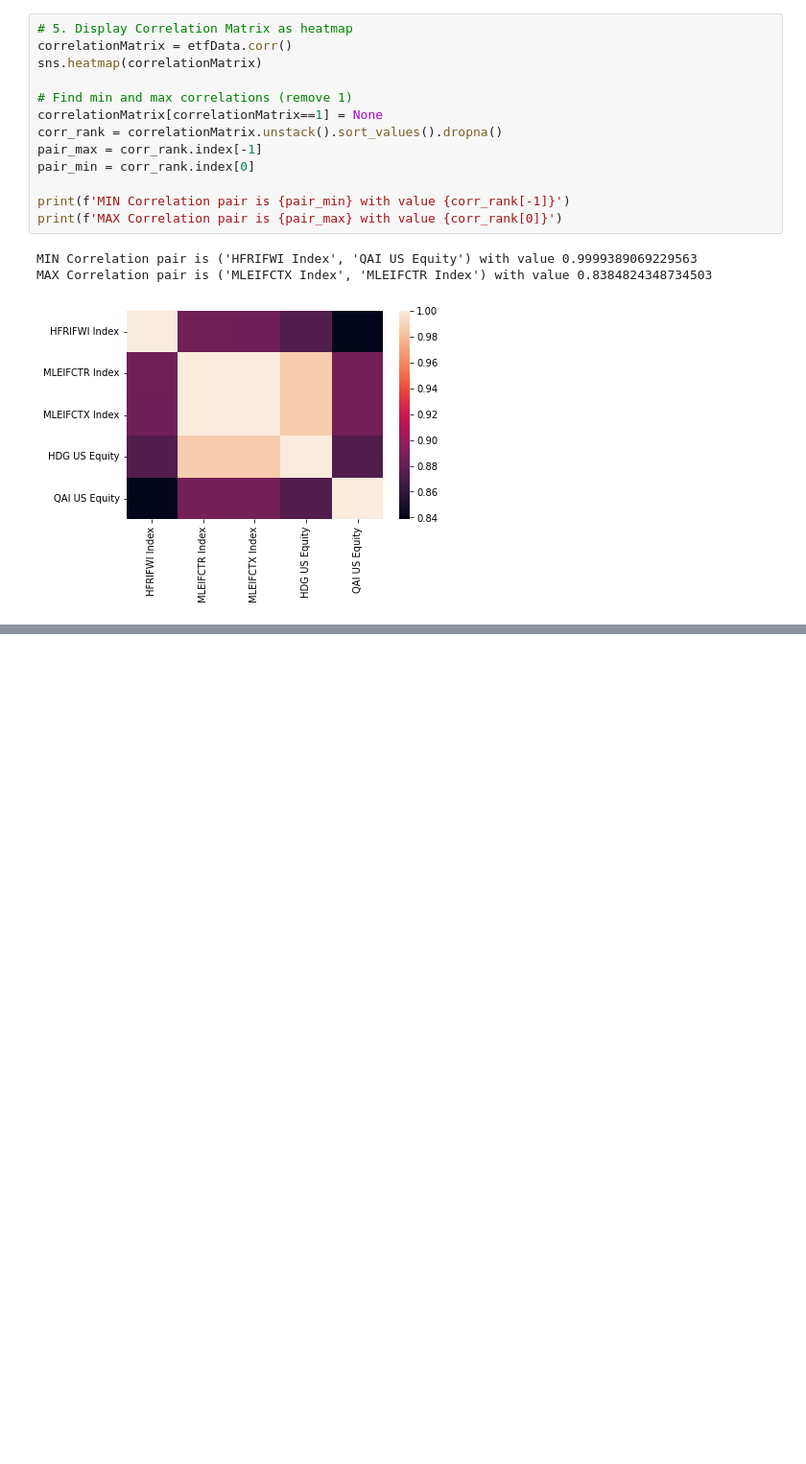
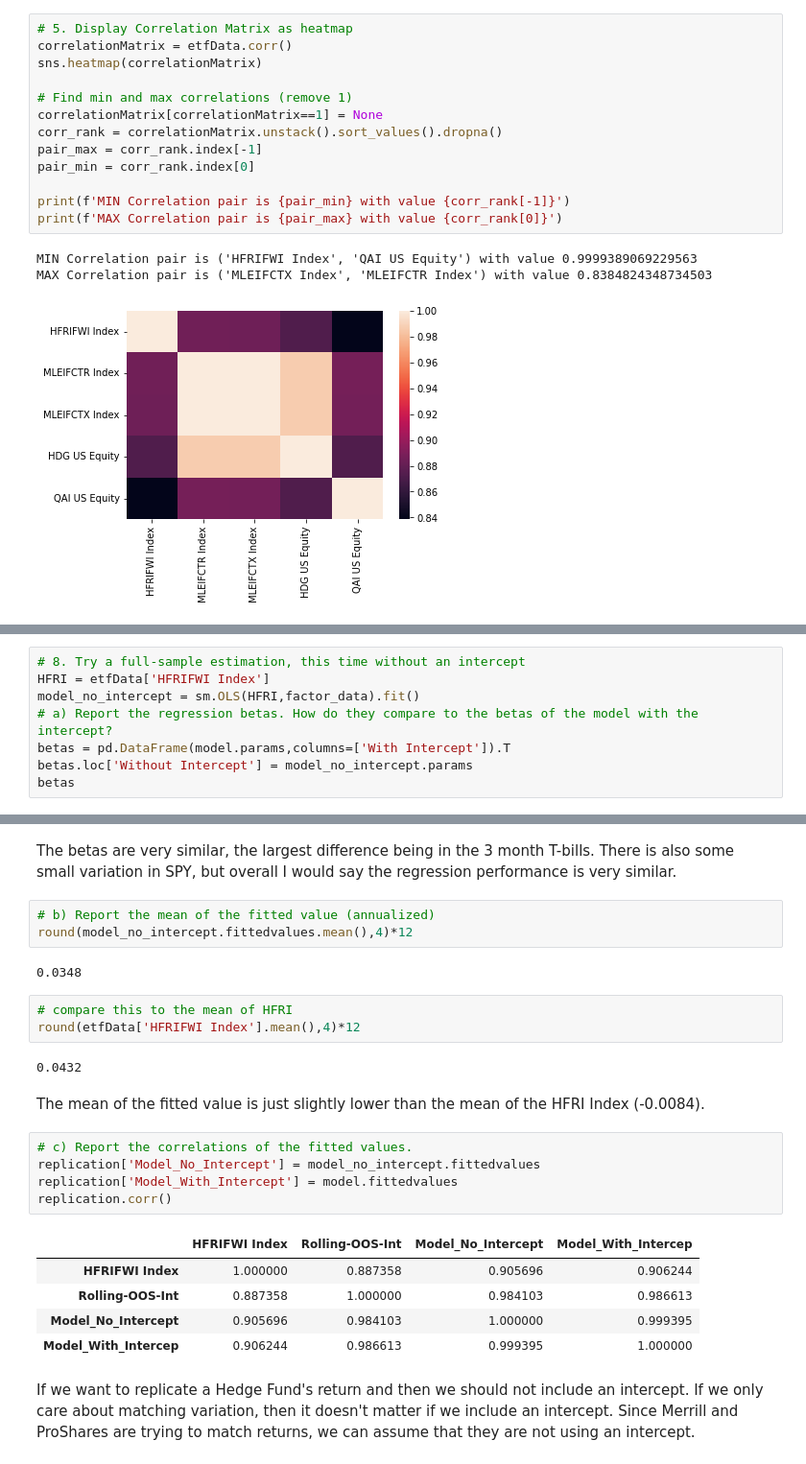
Before and after one commit to madison-rusch/finm-portfolio-2022, a Jupyter notebook: homework/HW 2.ipynb, the cells around one changed output, grey strips where cells are left out. Shown at 96% size. Drawn from its saved outputs; the diff is of its cells as text; blank space fills up the shorter version.

```diff
--- a/homework/HW 2.ipynb
+++ b/homework/HW 2.ipynb
@@ -156,0 +225,8 @@ MAX Correlation pair is ('MLEIFCTX Index', 'MLEIFCTR Index') with value 0.838482
+# %%
+# 8. Try a full-sample estimation, this time without an intercept
+HFRI = etfData['HFRIFWI Index']
+model_no_intercept = sm.OLS(HFRI,factor_data).fit()
+# a) Report the regression betas. How do they compare to the betas of the model with the intercept?
+betas = pd.DataFrame(model.params,columns=['With Intercept']).T
+betas.loc['Without Intercept'] = model_no_intercept.params
+betas
@@ -156,0 +237,27 @@ MAX Correlation pair is ('MLEIFCTX Index', 'MLEIFCTR Index') with value 0.838482
+# %% [markdown]
+The betas are very similar, the largest difference being in the 3 month T-bills. There is also some small variation in SPY, but overall I would say the regression performance is very similar.
+# %%
+# b) Report the mean of the fitted value (annualized)
+round(model_no_intercept.fittedvalues.mean(),4)*12
+# %% [output]
+0.0348
+# %%
+# compare this to the mean of HFRI
+round(etfData['HFRIFWI Index'].mean(),4)*12
+# %% [output]
+0.0432
+# %% [markdown]
+The mean of the fitted value is just slightly lower than the mean of the HFRI Index (-0.0084).
+# %%
+# c) Report the correlations of the fitted values.
+replication['Model_No_Intercept'] = model_no_intercept.fittedvalues
+replication['Model_With_Intercept'] = model.fittedvalues
+replication.corr()
+# %% [output]
+|  | HFRIFWI Index | Rolling-OOS-Int | Model_No_Intercept | Model_With_Intercep |
+| HFRIFWI Index | 1.000000 | 0.887358 | 0.905696 | 0.906244 |
+| Rolling-OOS-Int | 0.887358 | 1.000000 | 0.984103 | 0.986613 |
+| Model_No_Intercept | 0.905696 | 0.984103 | 1.000000 | 0.999395 |
+| Model_With_Intercep | 0.906244 | 0.986613 | 0.999395 | 1.000000 |
+# %% [markdown]
+If we want to replicate a Hedge Fund's return and then we should not include an intercept. If we only care about matching variation, then it doesn't matter if we include an intercept. Since Merrill and ProShares are trying to match returns, we can assume that they are not using an intercept.
```
Also changed, not shown: parts of 8 cells of this notebook, 1 other file.
